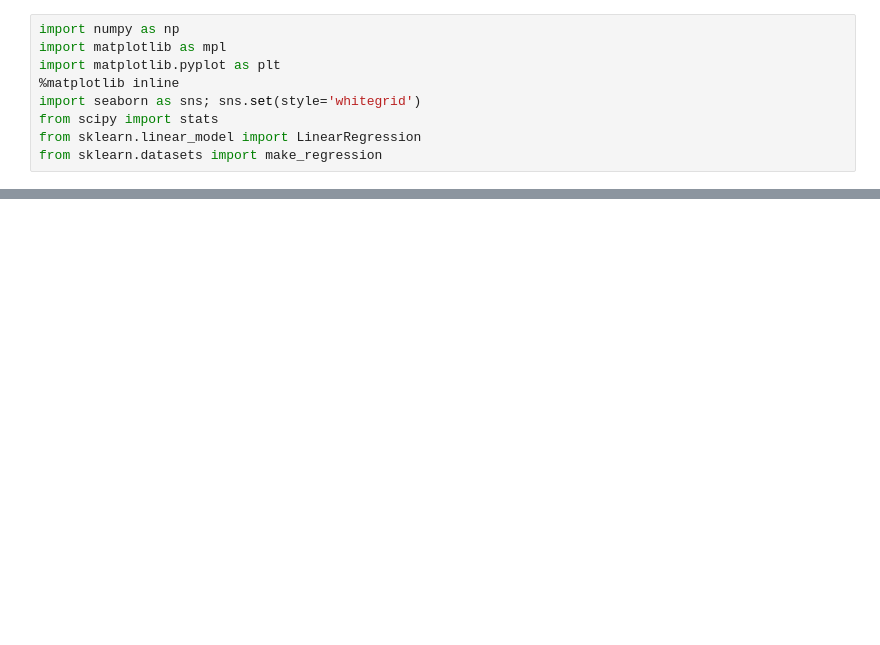
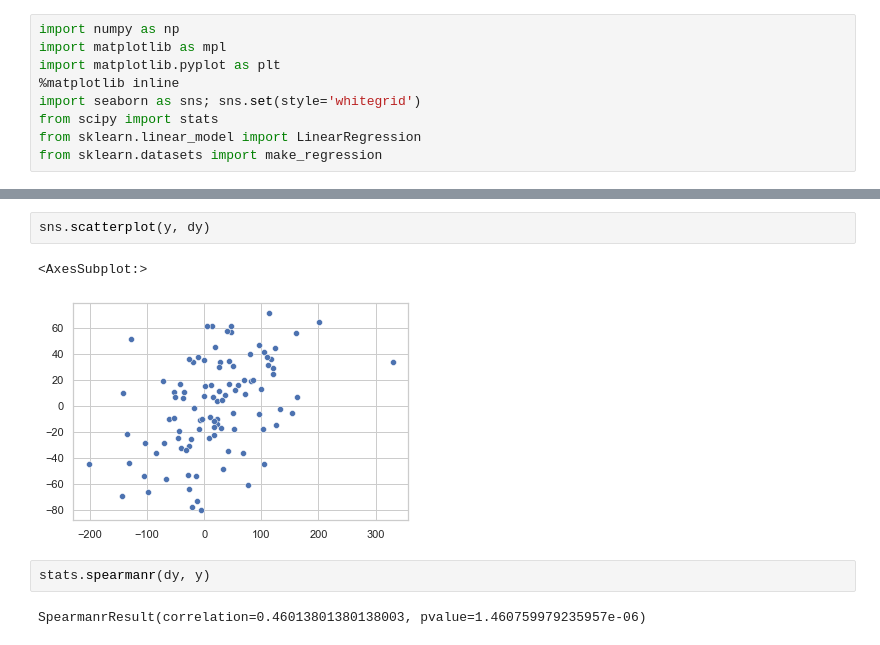
Before and after one commit to zhukpm/da_spring2021, a Jupyter notebook: lessons/nb/les7.ipynb, the cells around one changed output, grey strips where cells are left out. Cells and saved outputs as stored; diff of their text form; blank space fills up the shorter version.

```diff
--- a/lessons/nb/les7.ipynb
+++ b/lessons/nb/les7.ipynb
@@ -15,0 +116,9 @@ sns.scatterplot(X.ravel(), y)
+# %%
+sns.scatterplot(y, dy)
+# %% [output]
+<AxesSubplot:>
+[figure, added]
+# %%
+stats.spearmanr(dy, y)
+# %% [output]
+SpearmanrResult(correlation=0.46013801380138003, pvalue=1.460759979235957e-06)
```
Also changed, not shown: parts of 24 cells of this notebook.
